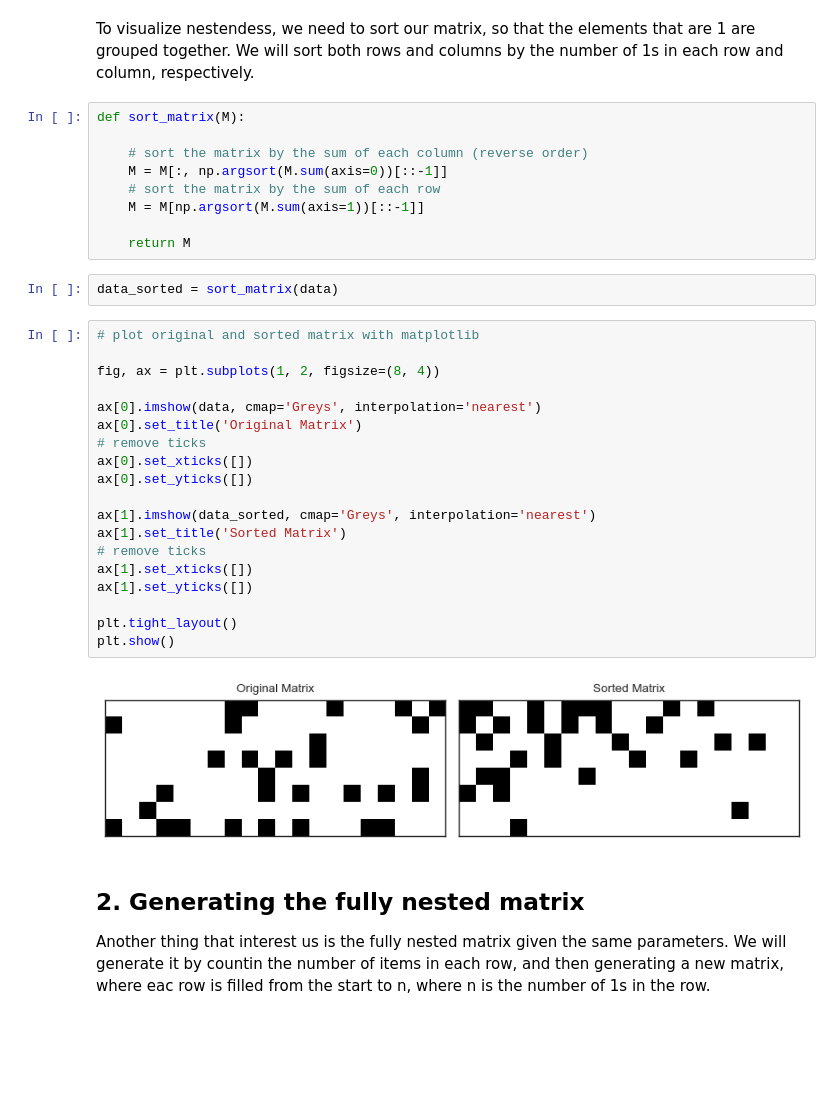
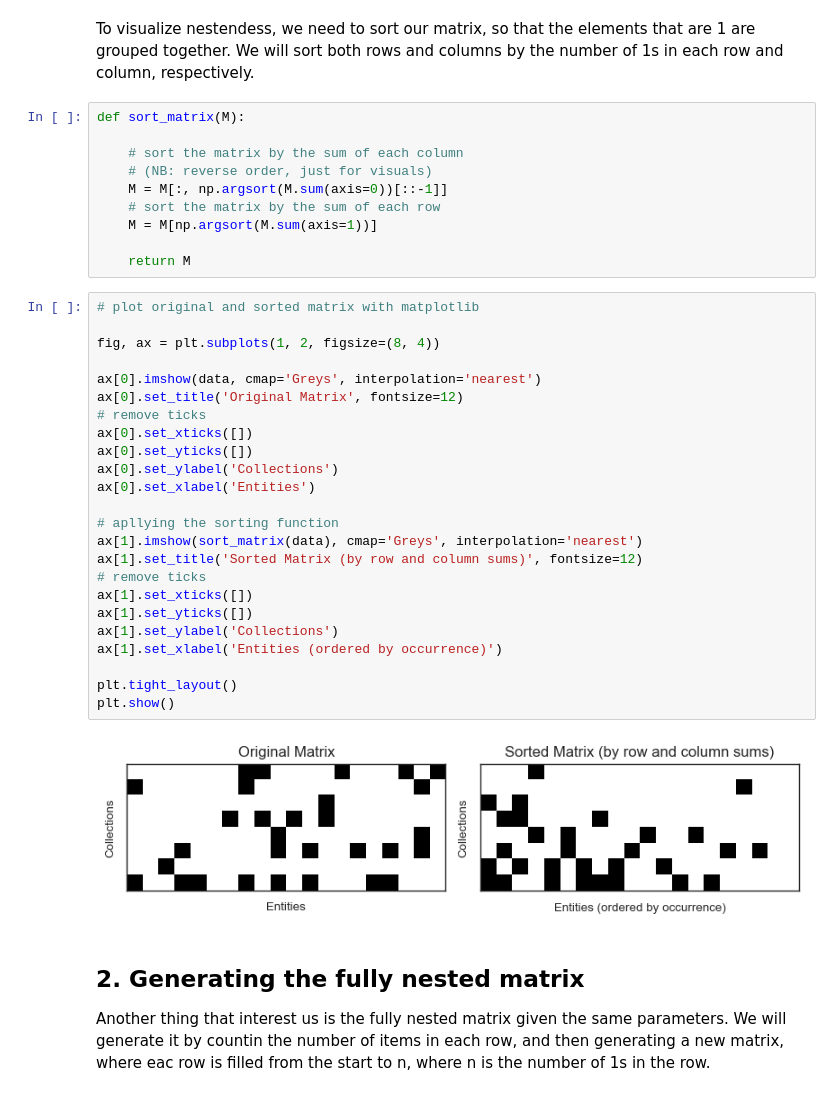
Before and after one commit to alexeykosh/2025-nestedness-project, a Jupyter notebook: nestendess-examples.ipynb, the cells around one changed output. Cells and saved outputs as stored; diff of their text form; blank space fills up the shorter version.

```diff
--- a/nestendess-examples.ipynb
+++ b/nestendess-examples.ipynb
@@ -19,35 +20,39 @@ To visualize nestendess, we need to sort our matrix, so that the elements that a
 # %%
 def sort_matrix(M):
 
-    # sort the matrix by the sum of each column (reverse order)
+    # sort the matrix by the sum of each column
+    # (NB: reverse order, just for visuals)
     M = M[:, np.argsort(M.sum(axis=0))[::-1]]
     # sort the matrix by the sum of each row
-    M = M[np.argsort(M.sum(axis=1))[::-1]]
+    M = M[np.argsort(M.sum(axis=1))]
 
     return M
-# %%
-data_sorted = sort_matrix(data)
 # %%
 # plot original and sorted matrix with matplotlib
 
 fig, ax = plt.subplots(1, 2, figsize=(8, 4))
 
 ax[0].imshow(data, cmap='Greys', interpolation='nearest')
-ax[0].set_title('Original Matrix')
+ax[0].set_title('Original Matrix', fontsize=12)
 # remove ticks
 ax[0].set_xticks([])
 ax[0].set_yticks([])
+ax[0].set_ylabel('Collections')
+ax[0].set_xlabel('Entities')
 
-ax[1].imshow(data_sorted, cmap='Greys', interpolation='nearest')
-ax[1].set_title('Sorted Matrix')
+# apllying the sorting function
+ax[1].imshow(sort_matrix(data), cmap='Greys', interpolation='nearest')
+ax[1].set_title('Sorted Matrix (by row and column sums)', fontsize=12)
 # remove ticks
 ax[1].set_xticks([])
 ax[1].set_yticks([])
+ax[1].set_ylabel('Collections')
+ax[1].set_xlabel('Entities (ordered by occurrence)')
 
 plt.tight_layout()
 plt.show()
 # %% [output]
-[figure, old version]
+[figure, new version]
 # %% [markdown]
 ## 2. Generating the fully nested matrix
 
```
Also changed, not shown: parts of 12 cells of this notebook.
